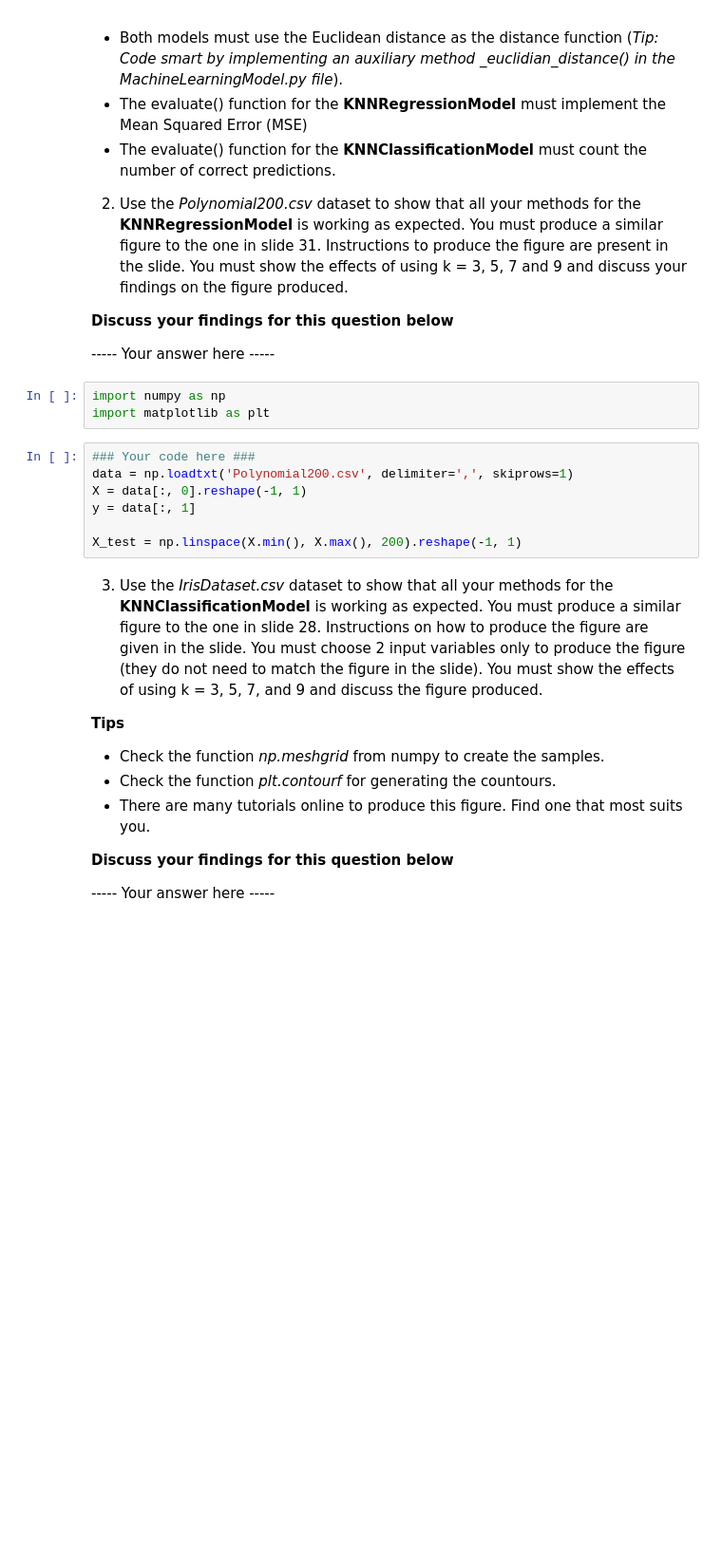
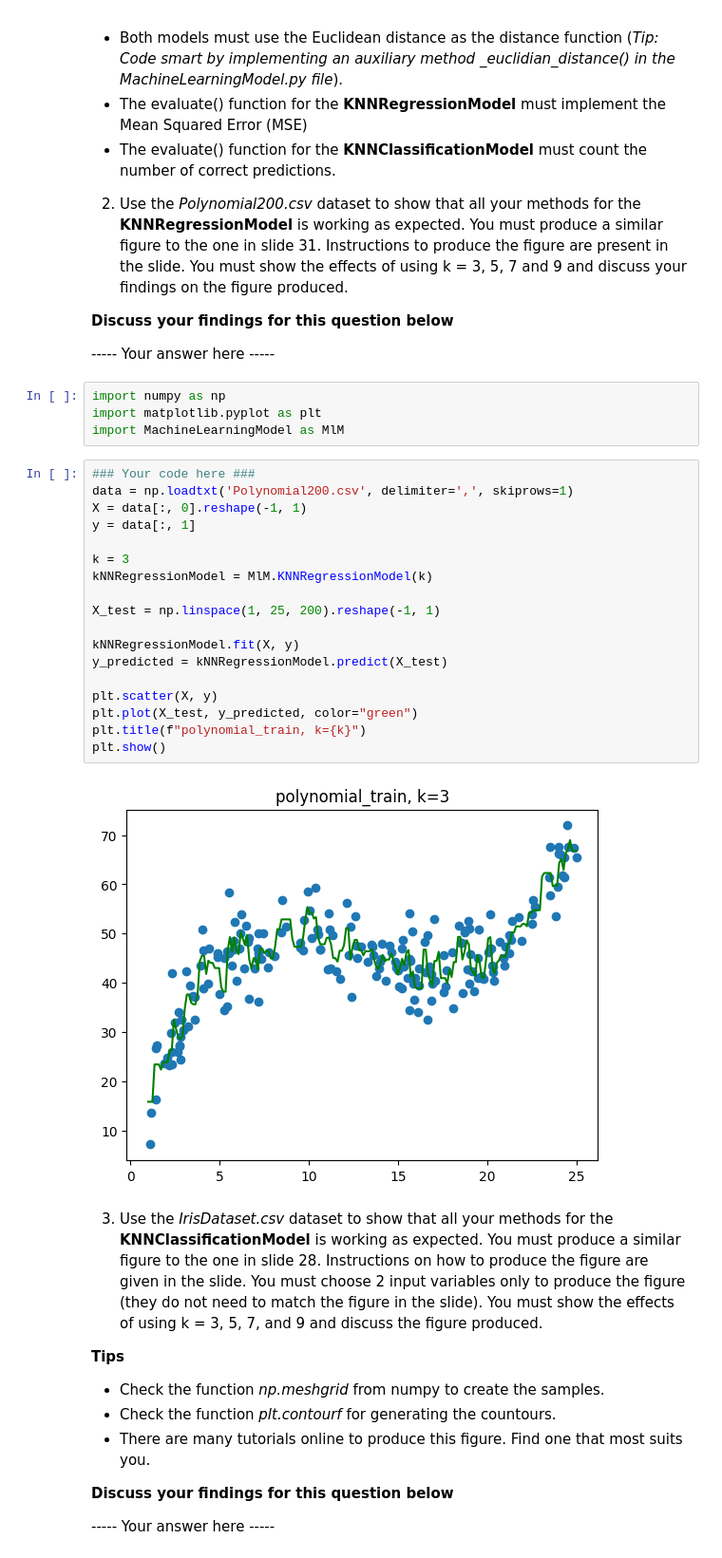
Before and after one commit to SuyashMullick/2DV516-Assignments, a Jupyter notebook: A1/Assignment 1/A1.ipynb, the cells around one changed output. Shown at 95% size. Saved outputs shown, nothing was run; the diff lists cells and outputs as text; blank space fills up the shorter version.

```diff
--- a/A1/Assignment 1/A1.ipynb
+++ b/A1/Assignment 1/A1.ipynb
@@ -36,14 +36,28 @@ As the names suggest, you must implement the Regression (slide 30) and Classific
 ----- Your answer here -----
 # %%
 import numpy as np
-import matplotlib as plt
+import matplotlib.pyplot as plt
+import MachineLearningModel as MlM
 # %%
 ### Your code here ###
 data = np.loadtxt('Polynomial200.csv', delimiter=',', skiprows=1)
 X = data[:, 0].reshape(-1, 1)
 y = data[:, 1]
 
-X_test = np.linspace(X.min(), X.max(), 200).reshape(-1, 1)
+k = 3
+kNNRegressionModel = MlM.KNNRegressionModel(k)
+
+X_test = np.linspace(1, 25, 200).reshape(-1, 1)
+
+kNNRegressionModel.fit(X, y)
+y_predicted = kNNRegressionModel.predict(X_test)
+
+plt.scatter(X, y)
+plt.plot(X_test, y_predicted, color="green")
+plt.title(f"polynomial_train, k={k}")
+plt.show()
+# %% [output]
+[figure, added]
 # %% [markdown]
 
 3. Use the *IrisDataset.csv* dataset to show that all your methods for the **KNNClassificationModel** is working as expected. You must produce a similar figure to the one in slide 28. Instructions on how to produce the figure are given in the slide. You must choose 2 input variables only to produce the figure (they do not need to match the figure in the slide). You must show the effects of using k = 3, 5, 7, and 9 and discuss the figure produced.
```
